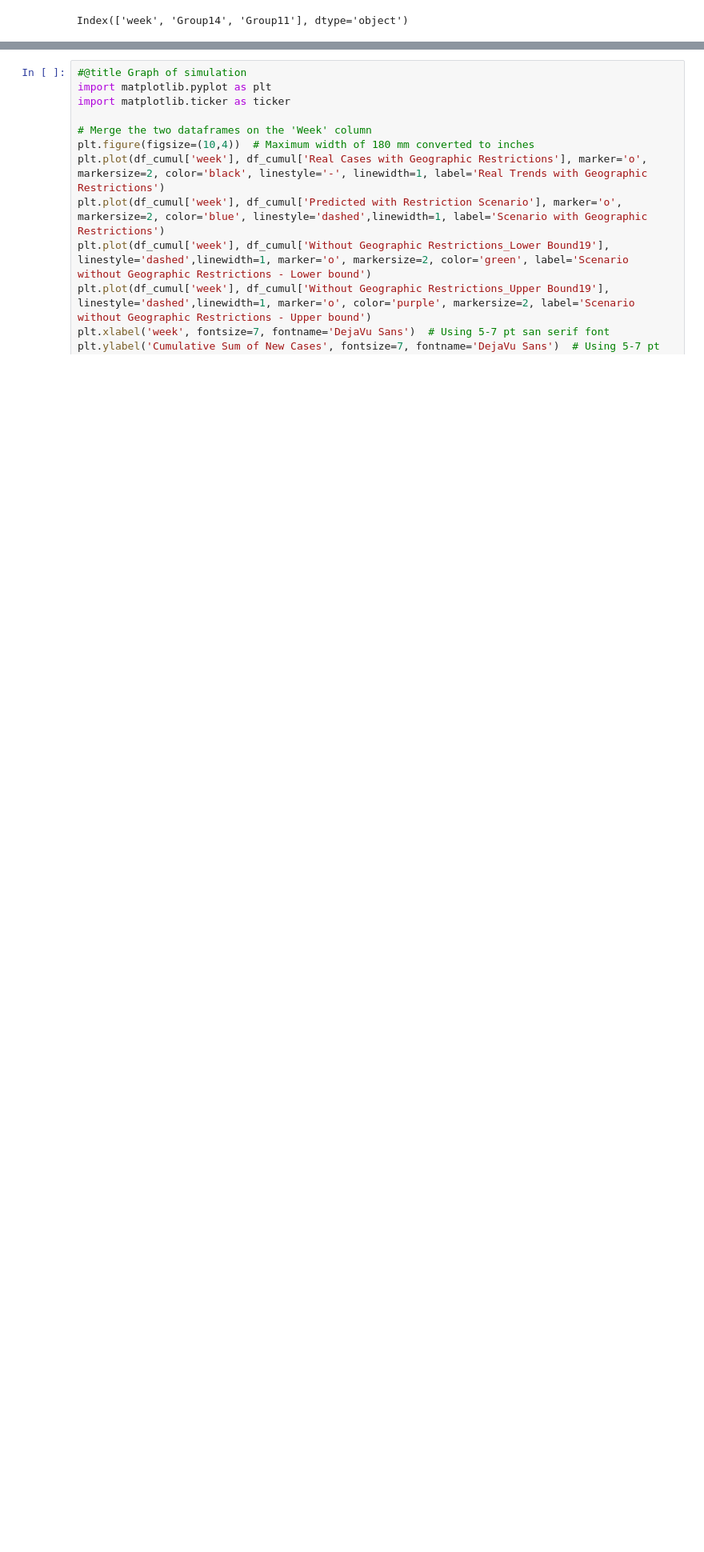
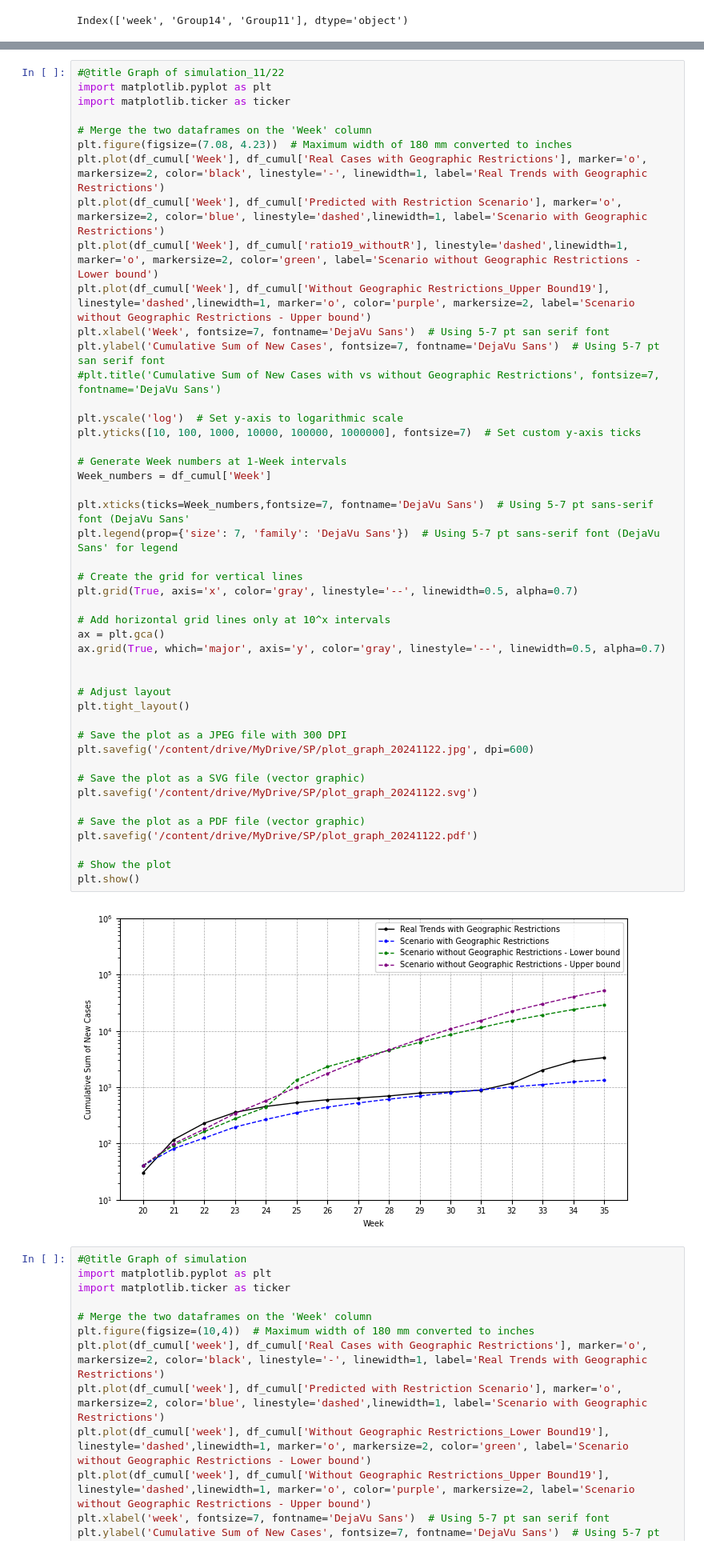
Before and after one commit to jieun0441/Stimulus-Payment, a Jupyter notebook: Graph_based_on_simulation_results.ipynb, the cells around one changed output, grey strips where cells are left out. Shown at 80% size. Saved outputs shown, nothing was run; the diff lists cells and outputs as text; blank space fills up the shorter version.

```diff
--- a/Graph_based_on_simulation_results.ipynb
+++ b/Graph_based_on_simulation_results.ipynb
@@ -63,3 +54,51 @@ df_cumul.head()
+# %%
+#@title Graph of simulation_11/22
+import matplotlib.pyplot as plt
+import matplotlib.ticker as ticker
+
+# Merge the two dataframes on the 'Week' column
+plt.figure(figsize=(7.08, 4.23))  # Maximum width of 180 mm converted to inches
+plt.plot(df_cumul['Week'], df_cumul['Real Cases with Geographic Restrictions'], marker='o', markersize=2, color='black', linestyle='-', linewidth=1, label='Real Trends with Geographic Restrictions')
+plt.plot(df_cumul['Week'], df_cumul['Predicted with Restriction Scenario'], marker='o', markersize=2, color='blue', linestyle='dashed',linewidth=1, label='Scenario with Geographic Restrictions')
+plt.plot(df_cumul['Week'], df_cumul['ratio19_withoutR'], linestyle='dashed',linewidth=1, marker='o', markersize=2, color='green', label='Scenario without Geographic Restrictions - Lower bound')
+plt.plot(df_cumul['Week'], df_cumul['Without Geographic Restrictions_Upper Bound19'], linestyle='dashed',linewidth=1, marker='o', color='purple', markersize=2, label='Scenario without Geographic Restrictions - Upper bound')
+plt.xlabel('Week', fontsize=7, fontname='DejaVu Sans')  # Using 5-7 pt san serif font
+plt.ylabel('Cumulative Sum of New Cases', fontsize=7, fontname='DejaVu Sans')  # Using 5-7 pt san serif font
+#plt.title('Cumulative Sum of New Cases with vs without Geographic Restrictions', fontsize=7, fontname='DejaVu Sans')
+
+plt.yscale('log')  # Set y-axis to logarithmic scale
+plt.yticks([10, 100, 1000, 10000, 100000, 1000000], fontsize=7)  # Set custom y-axis ticks
+
+# Generate Week numbers at 1-Week intervals
+Week_numbers = df_cumul['Week']
+
+plt.xticks(ticks=Week_numbers,fontsize=7, fontname='DejaVu Sans')  # Using 5-7 pt sans-serif font (DejaVu Sans'
+plt.legend(prop={'size': 7, 'family': 'DejaVu Sans'})  # Using 5-7 pt sans-serif font (DejaVu Sans' for legend
+
+# Create the grid for vertical lines
+plt.grid(True, axis='x', color='gray', linestyle='--', linewidth=0.5, alpha=0.7)
+
+# Add horizontal grid lines only at 10^x intervals
+ax = plt.gca()
+ax.grid(True, which='major', axis='y', color='gray', linestyle='--', linewidth=0.5, alpha=0.7)
+
+
+# Adjust layout
+plt.tight_layout()
+
+# Save the plot as a JPEG file with 300 DPI
+plt.savefig('/content/drive/MyDrive/SP/plot_graph_20241122.jpg', dpi=600)
+
+# Save the plot as a SVG file (vector graphic)
+plt.savefig('/content/drive/MyDrive/SP/plot_graph_20241122.svg')
+
+# Save the plot as a PDF file (vector graphic)
+plt.savefig('/content/drive/MyDrive/SP/plot_graph_20241122.pdf')
+
+# Show the plot
+plt.show()
+# %% [output]
+[figure, added]
 # %%
 #@title Graph of simulation
 import matplotlib.pyplot as plt
```
Also changed, not shown: parts of 5 cells of this notebook.
